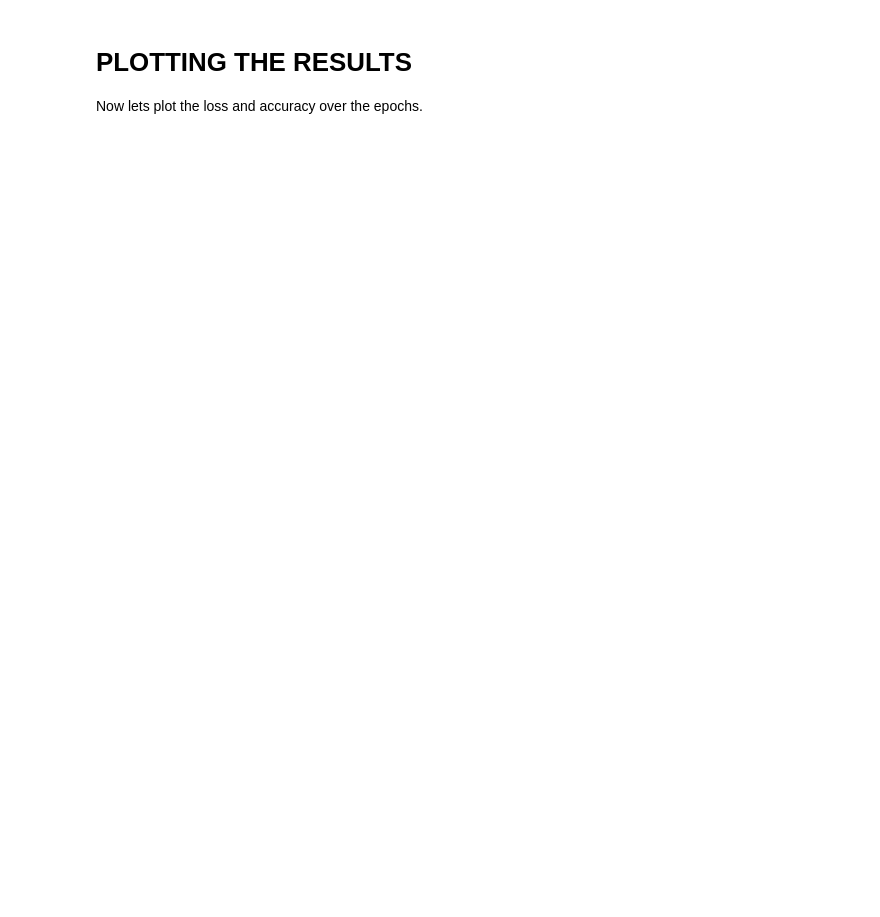
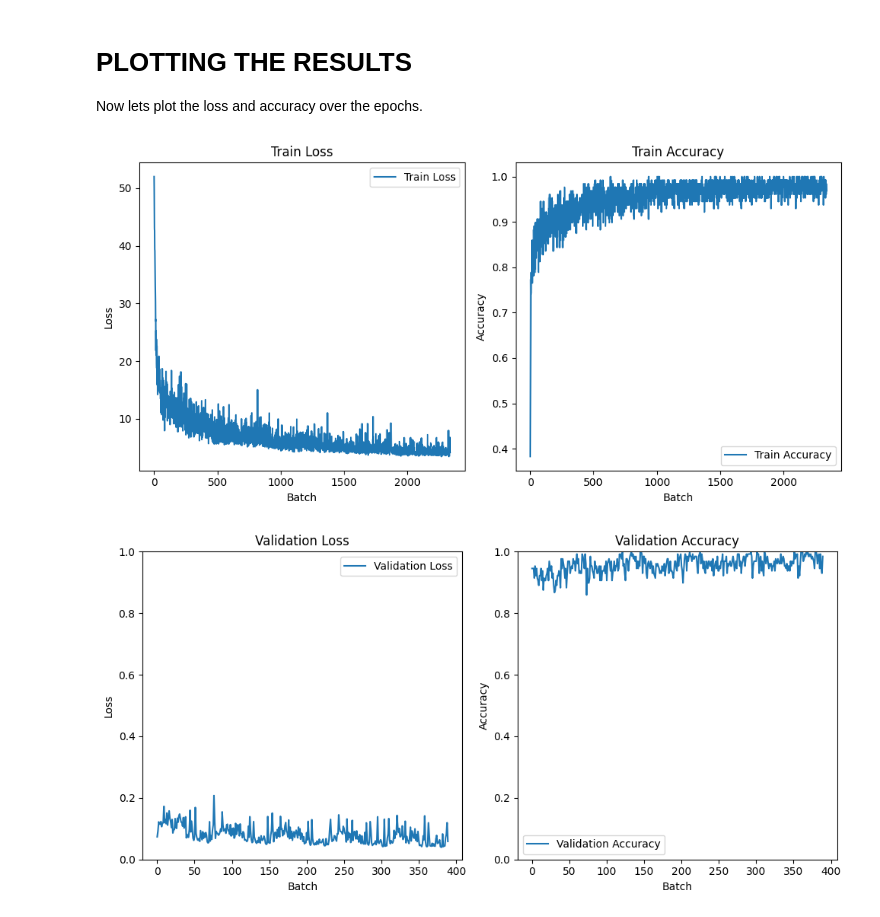
Before and after one commit to AmitNativ1984/SpikingNeuralNetworks, a Jupyter notebook: snnTorch/tutorial-5-Training-SNNs.ipynb, the cells around one changed output. Drawn from its saved outputs; the diff is of its cells as text; code cells hidden in the pictures; blank space fills up the shorter version.

```diff
--- a/snnTorch/tutorial-5-Training-SNNs.ipynb
+++ b/snnTorch/tutorial-5-Training-SNNs.ipynb
@@ -335,20 +364,41 @@ Now lets plot the loss and accuracy over the epochs.
 # %%
 # Plott loss
 plt.figure(figsize=(10, 5))
+plt.subplot(1, 2, 1)
 plt.plot(train_loss_history, label='Train Loss')
+plt.xlabel('Batch')
+plt.ylabel('Loss')
+plt.title('Train Loss')
+plt.legend()
+
+plt.subplot(1, 2, 2)
+plt.plot(train_acc_history, label='Train Accuracy')
+plt.xlabel('Batch')
+plt.ylabel('Accuracy')
+plt.title('Train Accuracy')
+plt.legend()
+
+plt.tight_layout()
+
+# Plot validation loss and accuracy
+plt.figure(figsize=(10, 5))
+plt.subplot(1, 2, 1)
 plt.plot(val_loss_history, label='Validation Loss')
-plt.xlabel('Batch Number')
+plt.xlabel('Batch')
 plt.ylabel('Loss')
-plt.title('Loss over Batches')
+plt.ylim(0, 1)  # Set y-axis limit for accuracy
+plt.title('Validation Loss')
 plt.legend()
+
+plt.subplot(1, 2, 2)
+plt.plot(val_acc_history, label='Validation Accuracy')
+plt.xlabel('Batch')
+plt.ylabel('Accuracy')
+plt.title('Validation Accuracy')
+plt.legend()
+plt.ylim(0, 1)  # Set y-axis limit for accuracy
+plt.tight_layout()
 plt.show()
-
-# Plott accuracy
-plt.figure(figsize=(10, 5))
-plt.plot(train_acc_history, label='Train Accuracy')
-plt.plot(val_acc_history, label='Validation Accuracy')
-plt.xlabel('Batch Number')
-plt.ylabel('Accuracy (%)')
-plt.title('Accuracy over Batches')
-plt.legend()
-plt.show()
+# %% [output]
+[figure, added]
+[figure, added]
```
Also changed, not shown: parts of 5 cells of this notebook.
